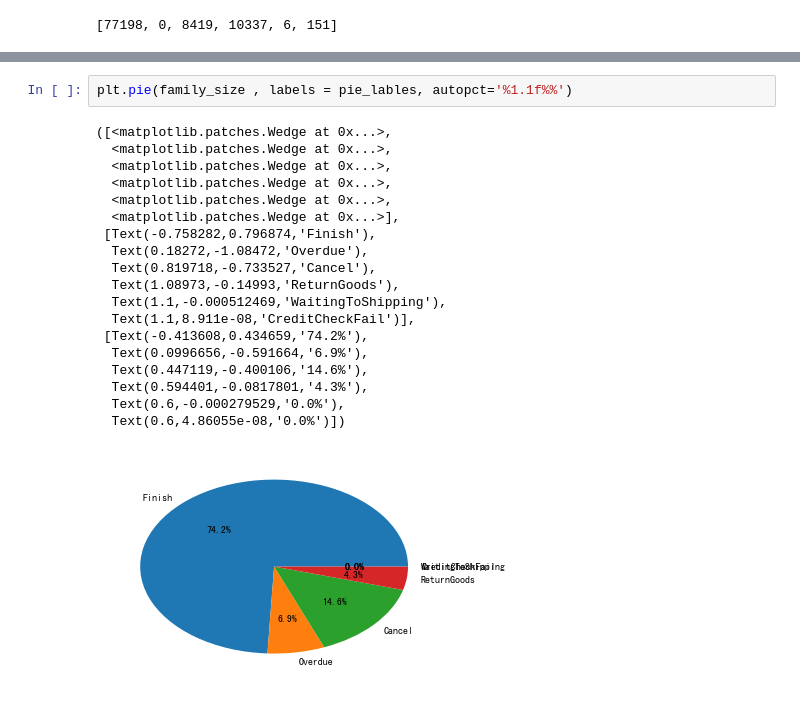
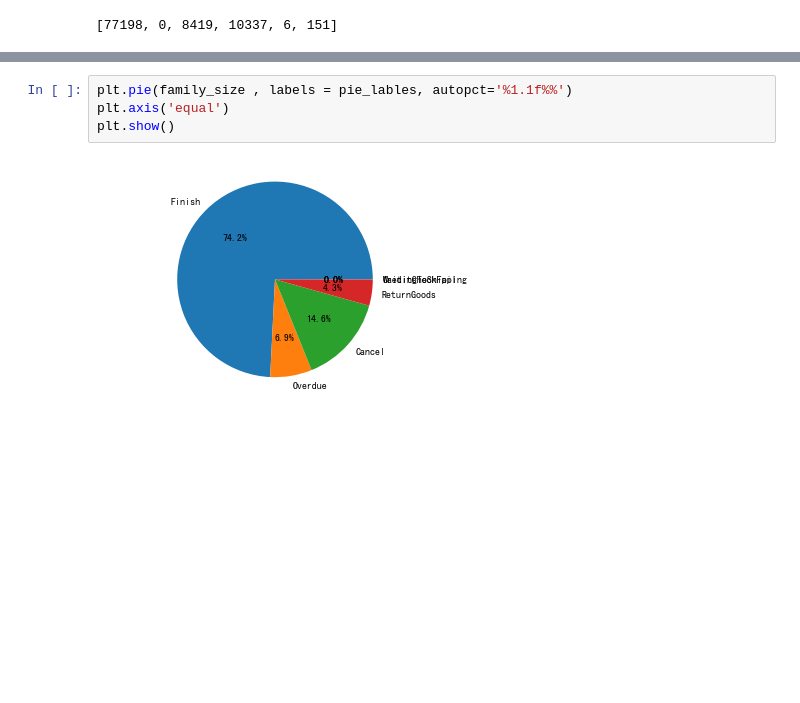
Before and after one commit to hsiehkl/NTU-CSX-Project, a Jupyter notebook: week_3/week3_HW.ipynb, the cells around one changed output, grey strips where cells are left out. Saved outputs shown, nothing was run; the diff lists cells and outputs as text; blank space fills up the shorter version.

```diff
--- a/week_3/week3_HW.ipynb
+++ b/week_3/week3_HW.ipynb
@@ -204,24 +201,8 @@ plt.pie(sevenEleven_size , labels = pie_lables, autopct='%1.1f%%')
 # %%
 plt.pie(family_size , labels = pie_lables, autopct='%1.1f%%')
+plt.axis('equal')
+plt.show()
 # %% [output]
-([<matplotlib.patches.Wedge at 0x...>,
-  <matplotlib.patches.Wedge at 0x...>,
-  <matplotlib.patches.Wedge at 0x...>,
-  <matplotlib.patches.Wedge at 0x...>,
-  <matplotlib.patches.Wedge at 0x...>,
-  <matplotlib.patches.Wedge at 0x...>],
- [Text(-0.758282,0.796874,'Finish'),
-  Text(0.18272,-1.08472,'Overdue'),
-  Text(0.819718,-0.733527,'Cancel'),
-  Text(1.08973,-0.14993,'ReturnGoods'),
-  Text(1.1,-0.000512469,'WaitingToShipping'),
-  Text(1.1,8.911e-08,'CreditCheckFail')],
- [Text(-0.413608,0.434659,'74.2%'),
-  Text(0.0996656,-0.591664,'6.9%'),
-  Text(0.447119,-0.400106,'14.6%'),
-  Text(0.594401,-0.0817801,'4.3%'),
-  Text(0.6,-0.000279529,'0.0%'),
-  Text(0.6,4.86055e-08,'0.0%')])
-[figure, old version]
+[figure, new version]
 # %%
 plt.pie(home_size , labels = pie_lables, autopct='%1.1f%%')
```
Also changed, not shown: parts of 11 cells of this notebook.
